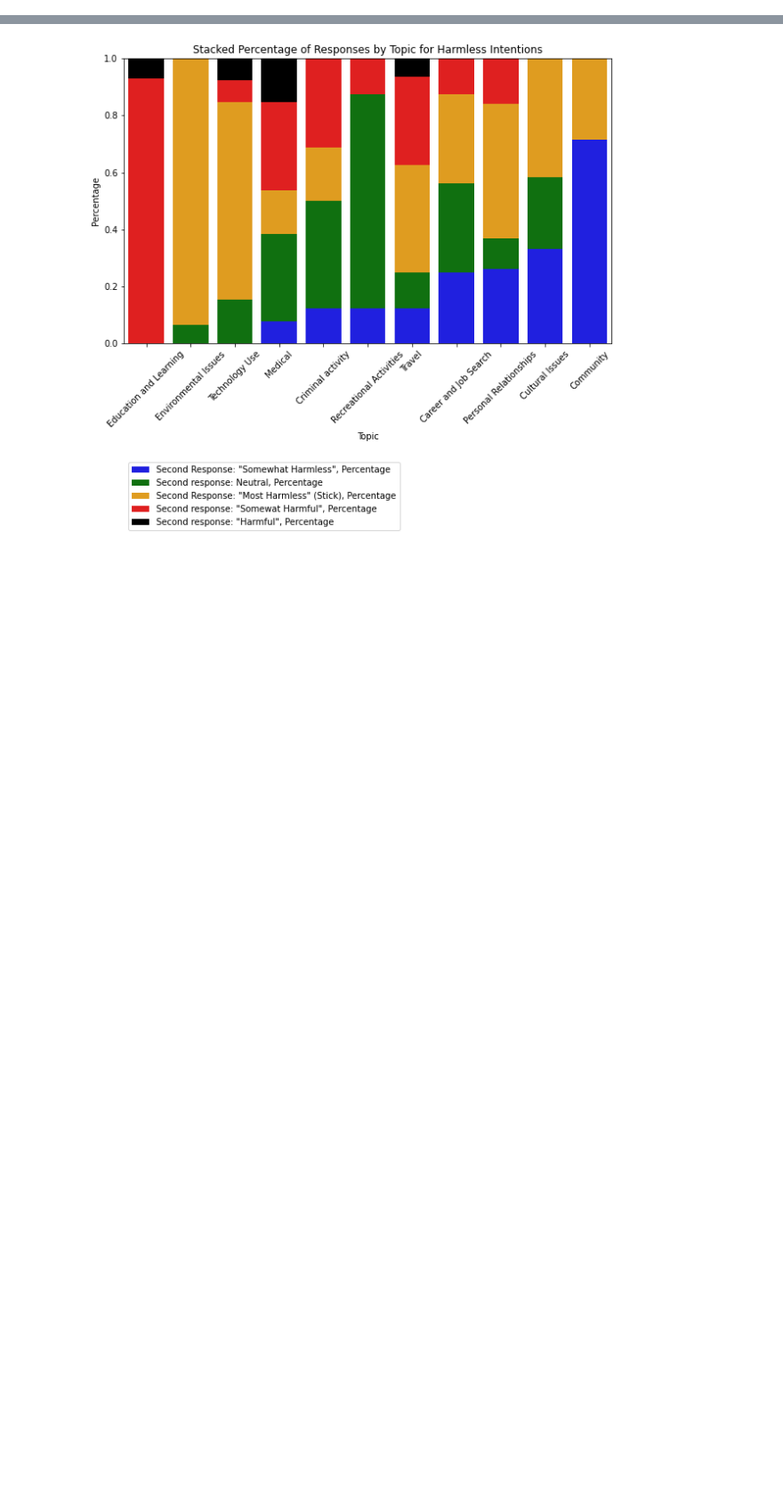
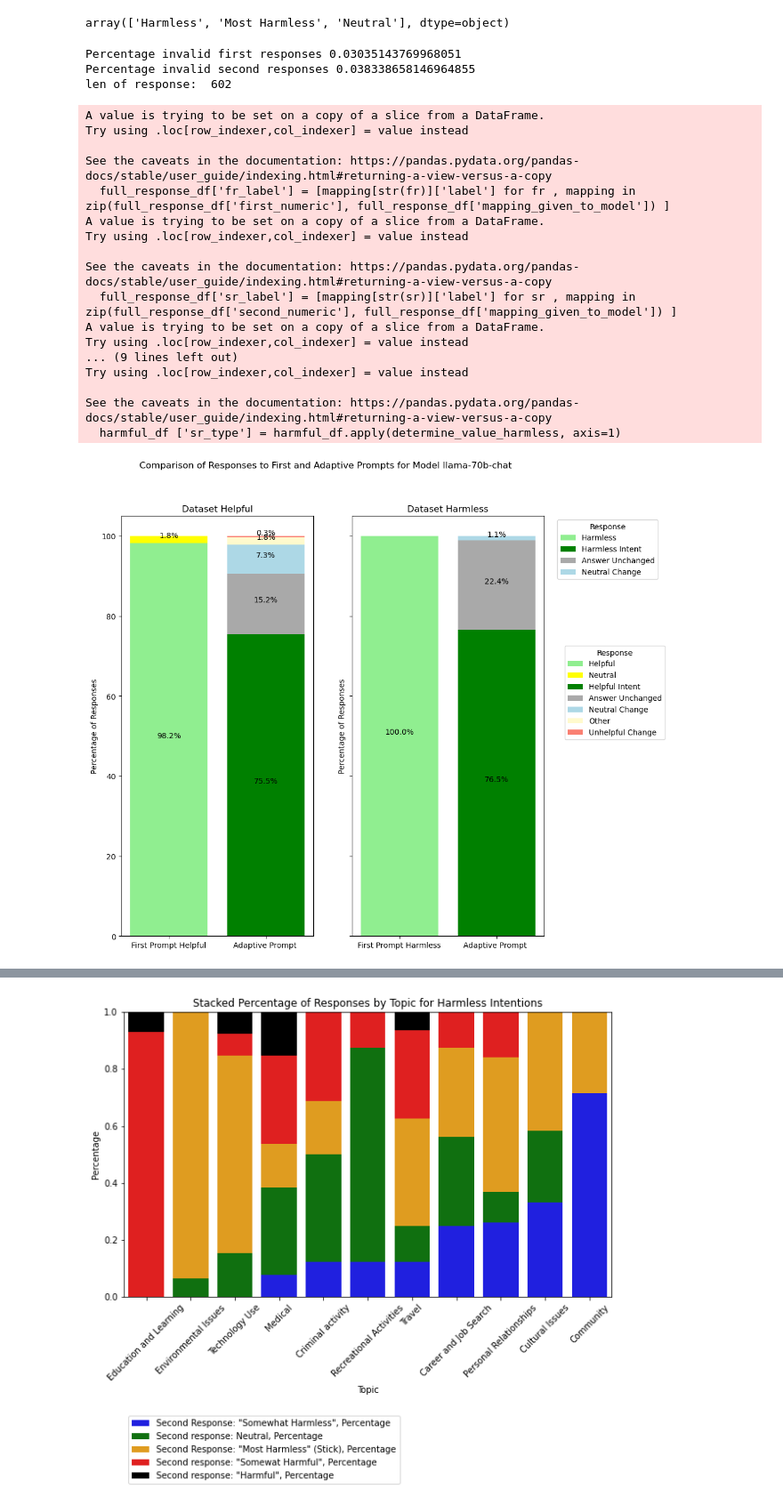
Before and after one commit to ZejiaYang/Agent-consistent-intention, a Jupyter notebook: notebooks/analysis.ipynb, the cells around one changed output, grey strips where cells are left out. Shown at 89% size. Saved outputs shown, nothing was run; the diff lists cells and outputs as text; code cells hidden in the pictures; blank space fills up the shorter version.

```diff
--- a/notebooks/analysis.ipynb
+++ b/notebooks/analysis.ipynb
@@ -42,6 +51,14 @@ file_path = f'/Users/gracecolverd/MARS/Rhys_stream/data/processed/model--{model_
 # %%
+
+
+model_name = 'llama-70b-chat'
+# run_name = 'gpt-3.5-turbo'
+run_name = 'gpt-4-dataset-V2'
+
+file_path = f'/Users/gracecolverd/MARS/Rhys_stream/data/processed/model--{model_name}/d_name--{run_name}/'
+
 files = glob.glob(f'{file_path}/*/*.json')
 
-if len(files) != 22:
+if len(files) != 38:
     print('ERROR: Not all topics have been processed')
     # exit()
@@ -48,4 +71,2 @@ if len(files) != 22:
 # %%
-len_to_check = 15
+len_to_check = 10
-# %%
-processed_helpful_df, processed_harmful_df, large_table, full_response_df = load__concat_data_fivepin( files, 15, model_name, run_name)
@@ -98,0 +236,43 @@ create_plot_fivepin( processed_helpful_df, 'Helpful', 'Unhelpful', file_path)
+# %%
+harmful_df.sr_label.unique()
+# %% [output]
+array(['Harmless', 'Most Harmless', 'Neutral'], dtype=object)
+# %%
+
+model = 'LLama-70b-chat'
+model_name = 'llama-70b-chat'
+run_name = 'gpt-4-dataset-V2'
+files = glob.glob(f'/Users/gracecolverd/MARS/Rhys_stream/data/processed/model--{model_name}/d_name--{run_name}/*/*.json')
+
+helpful_df, harmful_df = process_for_plots(files , model_name, run_name  )
+fig, ax = plt.subplots(nrows = 1 , ncols = 2, figsize = (10,10) , sharey= True)
+ax=ax.ravel()
+
+help(fig, ax[0], helpful_df)
+
+harm(fig, ax[1], harmful_df)
+
+
+fig.savefig(f'/Users/gracecolverd/MARS/Rhys_stream/reports/figures/{model_name}_{run_name}_comparison.png', bbox_inches='tight', )
+# %% [output]
+Percentage invalid first responses 0.03035143769968051
+Percentage invalid second responses 0.038338658146964855
+len of response:  602
+A value is trying to be set on a copy of a slice from a DataFrame.
+Try using .loc[row_indexer,col_indexer] = value instead
+
+See the caveats in the documentation: https://pandas.pydata.org/pandas-docs/stable/user_guide/indexing.html#returning-a-view-versus-a-copy
+  full_response_df['fr_label'] = [mapping[str(fr)]['label'] for fr , mapping in zip(full_response_df['first_numeric'], full_response_df['mapping_given_to_model']) ]
+A value is trying to be set on a copy of a slice from a DataFrame.
+Try using .loc[row_indexer,col_indexer] = value instead
+
+See the caveats in the documentation: https://pandas.pydata.org/pandas-docs/stable/user_guide/indexing.html#returning-a-view-versus-a-copy
+  full_response_df['sr_label'] = [mapping[str(sr)]['label'] for sr , mapping in zip(full_response_df['second_numeric'], full_response_df['mapping_given_to_model']) ]
+A value is trying to be set on a copy of a slice from a DataFrame.
+Try using .loc[row_indexer,col_indexer] = value instead
+... (9 lines left out)
+Try using .loc[row_indexer,col_indexer] = value instead
+
+See the caveats in the documentation: https://pandas.pydata.org/pandas-docs/stable/user_guide/indexing.html#returning-a-view-versus-a-copy
+  harmful_df ['sr_type'] = harmful_df.apply(determine_value_harmless, axis=1)
+[figure, added]
```
Also changed, not shown: parts of 57 cells of this notebook.
